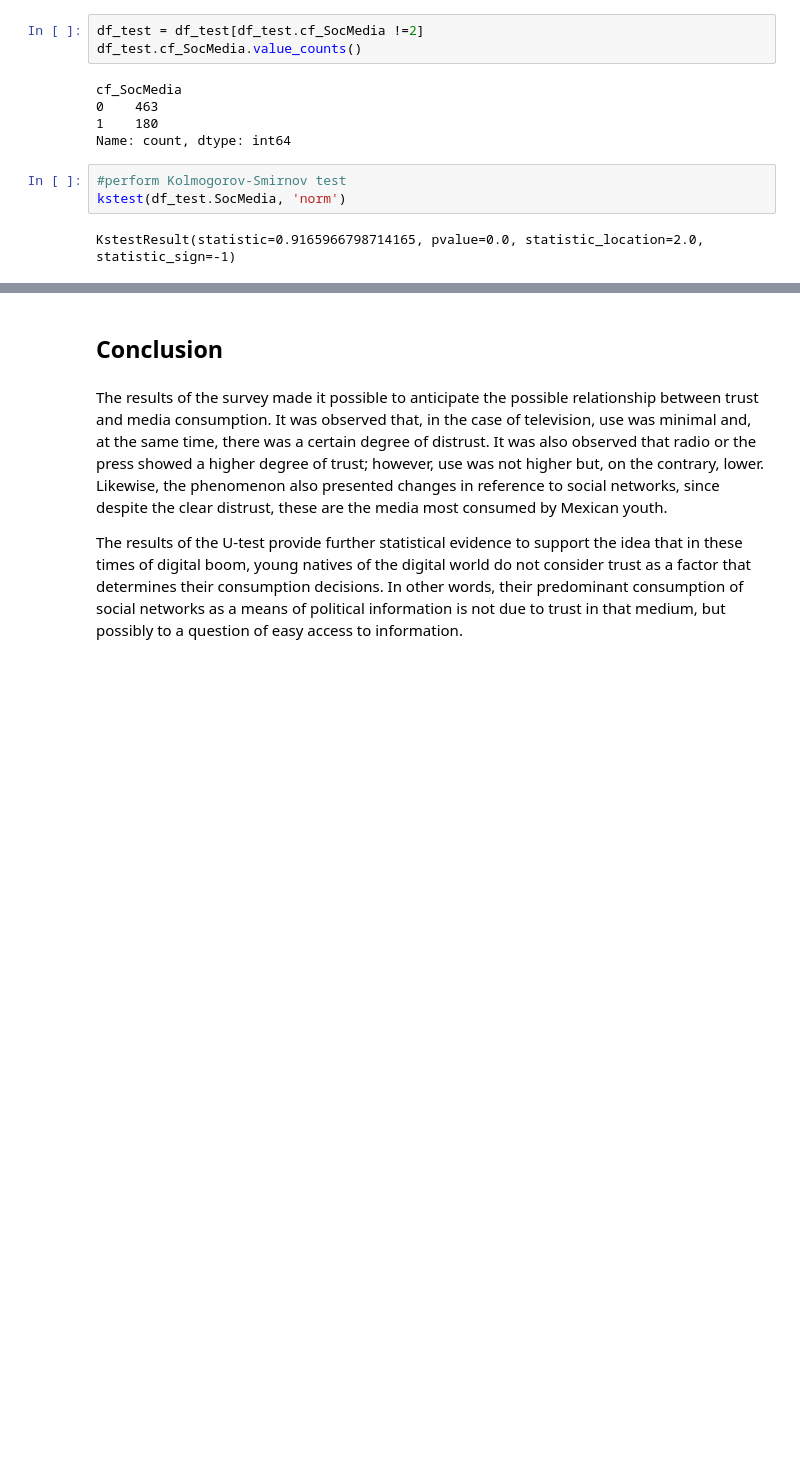
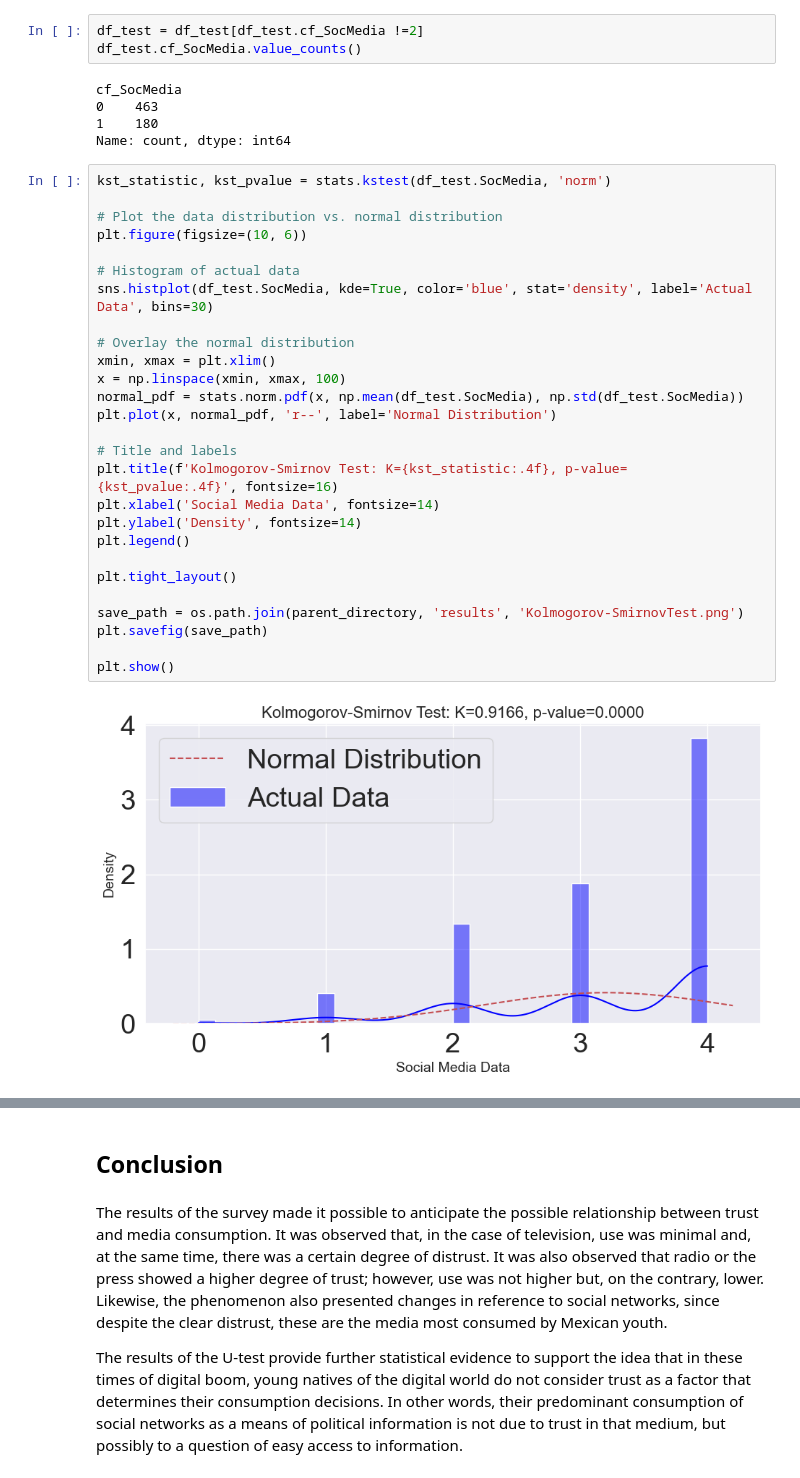
Before and after one commit to xmpinedar/Trust_and_MediaConsumption, a Jupyter notebook: src/EDA_TrustandMediaConsumption.ipynb, the cells around one changed output, grey strips where cells are left out. Drawn from its saved outputs; the diff is of its cells as text; blank space fills up the shorter version.

```diff
--- a/src/EDA_TrustandMediaConsumption.ipynb
+++ b/src/EDA_TrustandMediaConsumption.ipynb
@@ -674,9 +700,33 @@ cf_SocMedia
 0    463
 1    180
 Name: count, dtype: int64
-# %%
-#perform Kolmogorov-Smirnov test
-kstest(df_test.SocMedia, 'norm')
-# %% [output]
-KstestResult(statistic=0.9165966798714165, pvalue=0.0, statistic_location=2.0, statistic_sign=-1)
+# %%
+kst_statistic, kst_pvalue = stats.kstest(df_test.SocMedia, 'norm')
+
+# Plot the data distribution vs. normal distribution
+plt.figure(figsize=(10, 6))
+
+# Histogram of actual data
+sns.histplot(df_test.SocMedia, kde=True, color='blue', stat='density', label='Actual Data', bins=30)
+
+# Overlay the normal distribution
+xmin, xmax = plt.xlim()
+x = np.linspace(xmin, xmax, 100)
+normal_pdf = stats.norm.pdf(x, np.mean(df_test.SocMedia), np.std(df_test.SocMedia))
+plt.plot(x, normal_pdf, 'r--', label='Normal Distribution')
+
+# Title and labels
+plt.title(f'Kolmogorov-Smirnov Test: K={kst_statistic:.4f}, p-value={kst_pvalue:.4f}', fontsize=16)
+plt.xlabel('Social Media Data', fontsize=14)
+plt.ylabel('Density', fontsize=14)
+plt.legend()
+
+plt.tight_layout()
+
+save_path = os.path.join(parent_directory, 'results', 'Kolmogorov-SmirnovTest.png')
+plt.savefig(save_path)
+
+plt.show()
+# %% [output]
+[figure, added]
 # %% [markdown]
```
Also changed, not shown: parts of 15 cells of this notebook, 10 other files.
